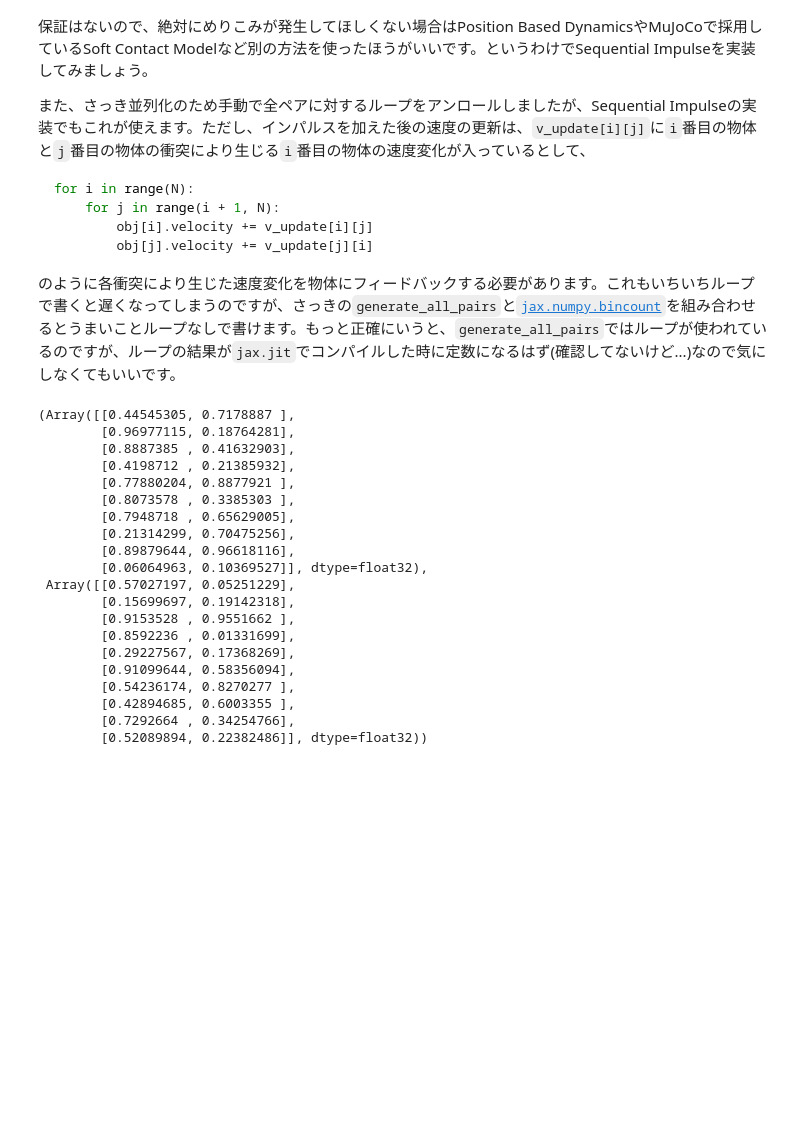
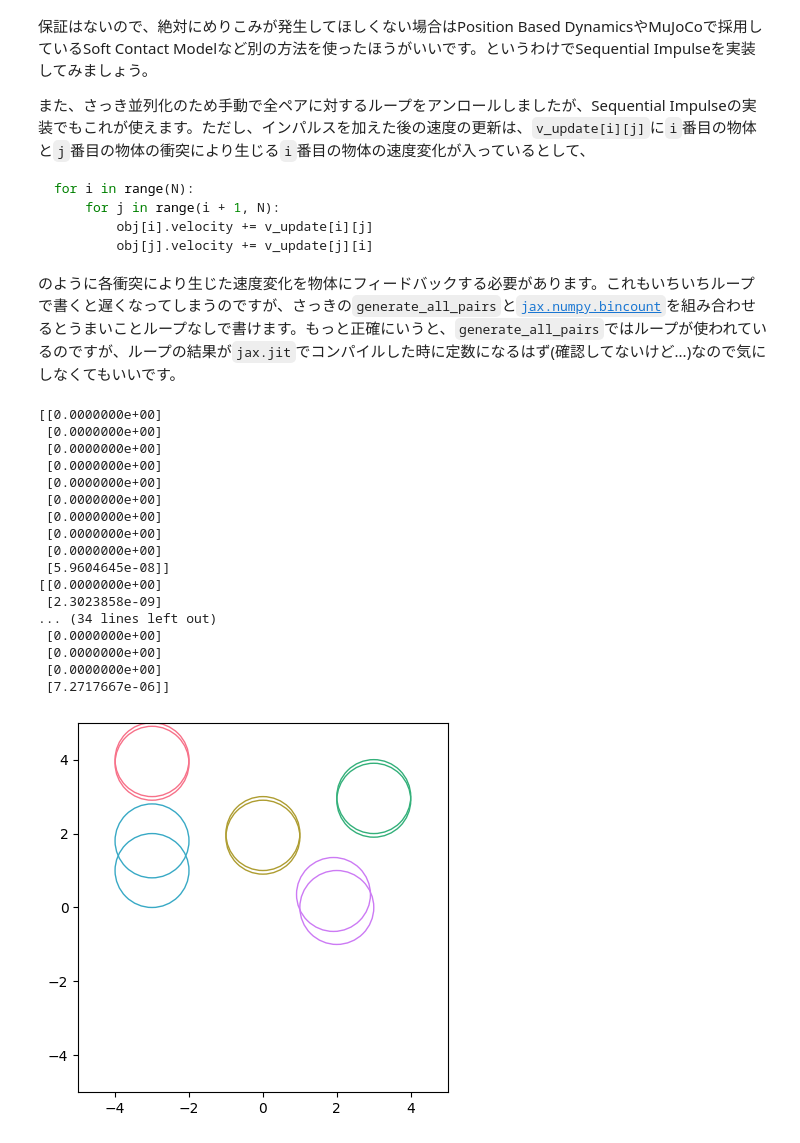
Before and after one commit to kngwyu/rlog2, a Jupyter notebook: posts/fast_2d_physics_in_jax.ipynb, the cells around one changed output. Drawn from its saved outputs; the diff is of its cells as text; code cells hidden in the pictures; blank space fills up the shorter version.

Commit message:
Finish implementing contact solver (still needs debug)

```diff
--- a/posts/fast_2d_physics_in_jax.ipynb
+++ b/posts/fast_2d_physics_in_jax.ipynb
@@ -60,7 +60,7 @@ class PyTreeOps:
     def __truediv__(self, o: float | jax.Array) -> Self:
         return jax.tree_map(lambda x: x / o, self)
 
-    def expand_dims(self, axis: int | None = None) -> Any:
+    def expand_dims(self, axis: int | None = None) -> Self:
         return jax.tree_map(lambda x: jnp.expand_dims(x, axis=axis), self)
 
     def get_slice(self, index: int | Sequence[int] | Sequence[bool]) -> Self:
@@ -68,6 +68,9 @@ class PyTreeOps:
 
     def reshape(self, shape: Sequence[int]) -> Self:
         return jax.tree_map(lambda x: x.reshape(shape), self)
+
+    def sum(self, axis: int | None = None) -> Self:
+        return jax.tree_map(lambda x: jnp.sum(x, axis=axis), self)
 
     def tolist(self) -> list[Self]:
         leaves, treedef = jax.tree_util.tree_flatten(self)
@@ -135,6 +138,7 @@ class Space:
     dt: jax.Array | float = 0.1
     damping: jax.Array | float = 0.9
     bias_factor: jax.Array | float = 0.2
+    n_solver_iter: int = 5
     allowed_penetration: jax.Array | float = 0.005
 
     @property
@@ -288,6 +291,9 @@ class Contact(PyTreeOps):
     elasticity: jax.Array
     friction: jax.Array
 
+    def contact_dim(self) -> int:
+        return self.pos.shape[1]
+
 
 def circle_to_circle(a: Circle, b: Circle, a_pos: Position, b_pos: Position) -> Contact:
     b2a_normal, dist = normalize(a_pos.xy - b_pos.xy)
@@ -532,2 +583,43 @@ def apply_seq_impulses(
 # %%
-contacts, c1, c2 = check_c2c_contacts(space, state.p)
+state = State(p=p, v=v, f=f)
+positions = [state.p]
+contact_list = []
+for i in range(1):
+    state = update_velocity(space, state)
+    contacts, c1, c2 = check_c2c_contacts(space, state.p)
+    solver = apply_seq_impulses(space, state.v, contacts, c1, c2)
+    state = update_position(space, state.replace(v=solver.v))
+    positions.append(state.p)
+    total_index = 0
+    for j in range(N):
+        for k in range(j + 1, N):
+            if contacts.penetration[total_index, 0] > 0:
+                contact_list.append(contacts.get_slice((total_index, 0)))
+            total_index += 1
+fig, ax = plt.subplots()
+ax.set_aspect("equal", adjustable="box")
+ax.set_xlim((-5, 5))
+ax.set_ylim((-5, 5))
+visualize_balls(ax, space.circle, positions)
+for contact in contact_list:
+    arrow = Arrow(*contact.pos, *contact.normal, width=0.2, color="r")
+    ax.add_patch(arrow)
+# %% [output]
+[[0.0000000e+00]
+ [0.0000000e+00]
+ [0.0000000e+00]
+ [0.0000000e+00]
+ [0.0000000e+00]
+ [0.0000000e+00]
+ [0.0000000e+00]
+ [0.0000000e+00]
+ [0.0000000e+00]
+ [5.9604645e-08]]
+[[0.0000000e+00]
+ [2.3023858e-09]
+... (34 lines left out)
+ [0.0000000e+00]
+ [0.0000000e+00]
+ [0.0000000e+00]
+ [7.2717667e-06]]
+[figure, added]
@@ -543,23 +625,0 @@ v2 = jax.random.uniform(jax.random.PRNGKey(4), (len(b), 2))
-# %%
-v1, v2
-# %% [output]
-(Array([[0.44545305, 0.7178887 ],
-        [0.96977115, 0.18764281],
-        [0.8887385 , 0.41632903],
-        [0.4198712 , 0.21385932],
-        [0.77880204, 0.8877921 ],
-        [0.8073578 , 0.3385303 ],
-        [0.7948718 , 0.65629005],
-        [0.21314299, 0.70475256],
-        [0.89879644, 0.96618116],
-        [0.06064963, 0.10369527]], dtype=float32),
- Array([[0.57027197, 0.05251229],
-        [0.15699697, 0.19142318],
-        [0.9153528 , 0.9551662 ],
-        [0.8592236 , 0.01331699],
-        [0.29227567, 0.17368269],
-        [0.91099644, 0.58356094],
-        [0.54236174, 0.8270277 ],
-        [0.42894685, 0.6003355 ],
-        [0.7292664 , 0.34254766],
-        [0.52089894, 0.22382486]], dtype=float32))
```
Also changed, not shown: parts of 12 cells of this notebook.
